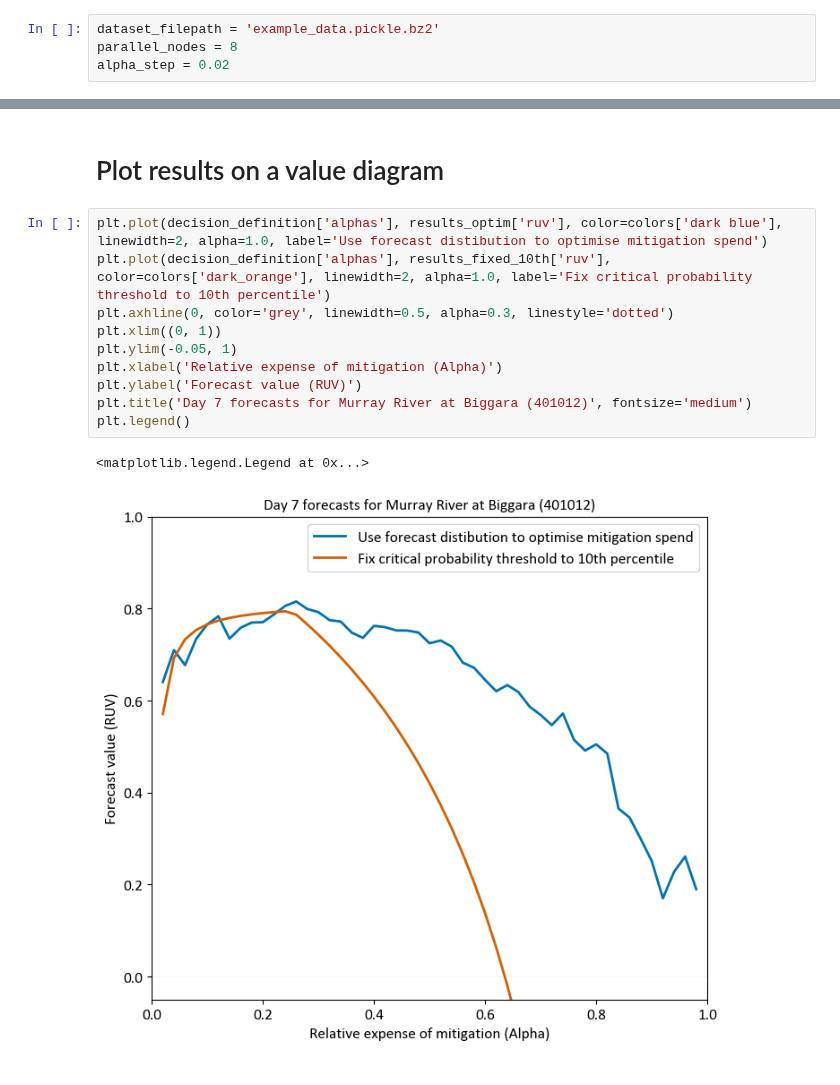
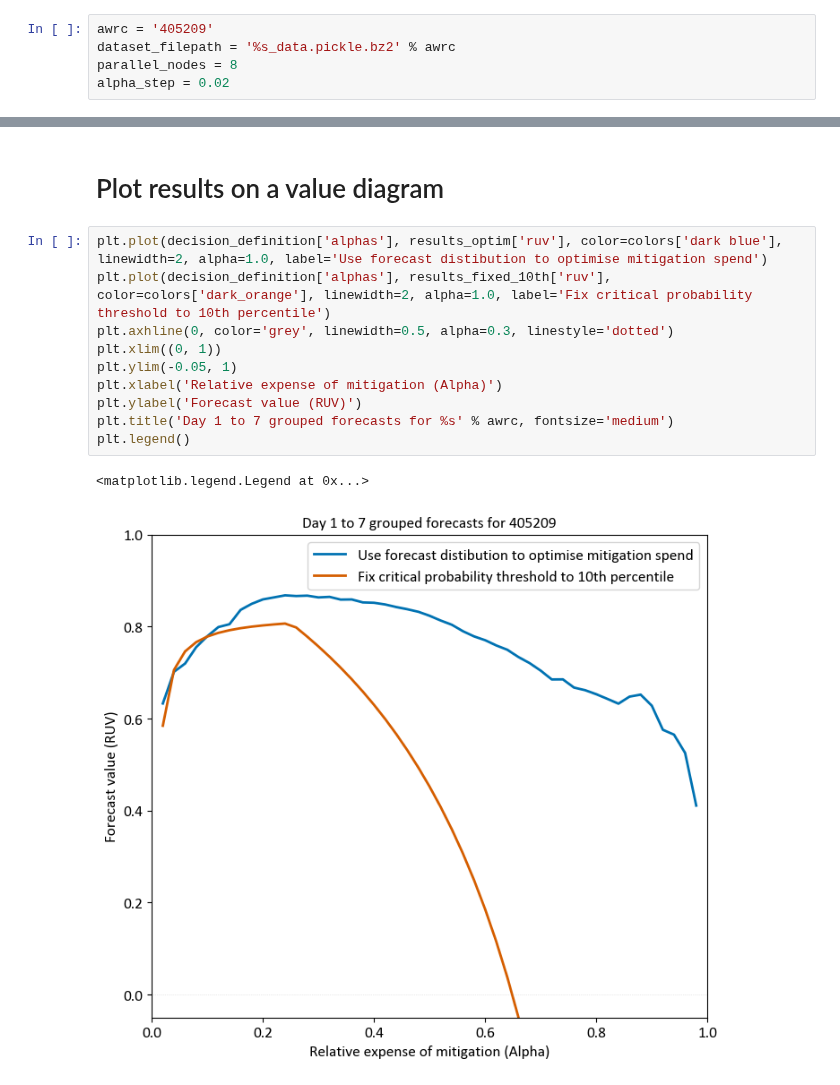
Before and after one commit to richardlaugesen/ruvpy, a Jupyter notebook: examples/example_1.ipynb, the cells around one changed output, grey strips where cells are left out. Saved outputs shown, nothing was run; the diff lists cells and outputs as text.

Commit message:
Add example data for 3 locations

```diff
--- a/examples/example_1.ipynb
+++ b/examples/example_1.ipynb
@@ -50,5 +50,6 @@ colors = {
 # %%
-dataset_filepath = 'example_data.pickle.bz2'
+awrc = '405209'
+dataset_filepath = '%s_data.pickle.bz2' % awrc
 parallel_nodes = 8
 alpha_step = 0.02
 # %%
@@ -87,13 +88,13 @@ results_fixed_10th = relative_utility_value(obs, fcst_ens, ref, decision_definit
 # %%
 plt.plot(decision_definition['alphas'], results_optim['ruv'], color=colors['dark blue'], linewidth=2, alpha=1.0, label='Use forecast distibution to optimise mitigation spend')
 plt.plot(decision_definition['alphas'], results_fixed_10th['ruv'], color=colors['dark_orange'], linewidth=2, alpha=1.0, label='Fix critical probability threshold to 10th percentile')
 plt.axhline(0, color='grey', linewidth=0.5, alpha=0.3, linestyle='dotted')
 plt.xlim((0, 1))
 plt.ylim(-0.05, 1)
 plt.xlabel('Relative expense of mitigation (Alpha)')
 plt.ylabel('Forecast value (RUV)')
-plt.title('Day 7 forecasts for Murray River at Biggara (401012)', fontsize='medium')
+plt.title('Day 1 to 7 grouped forecasts for %s' % awrc, fontsize='medium')
 plt.legend()
 # %% [output]
 <matplotlib.legend.Legend at 0x...>
-[figure, old version]
+[figure, new version]
```
Also changed, not shown: parts of 2 cells of this notebook, 4 other files.
